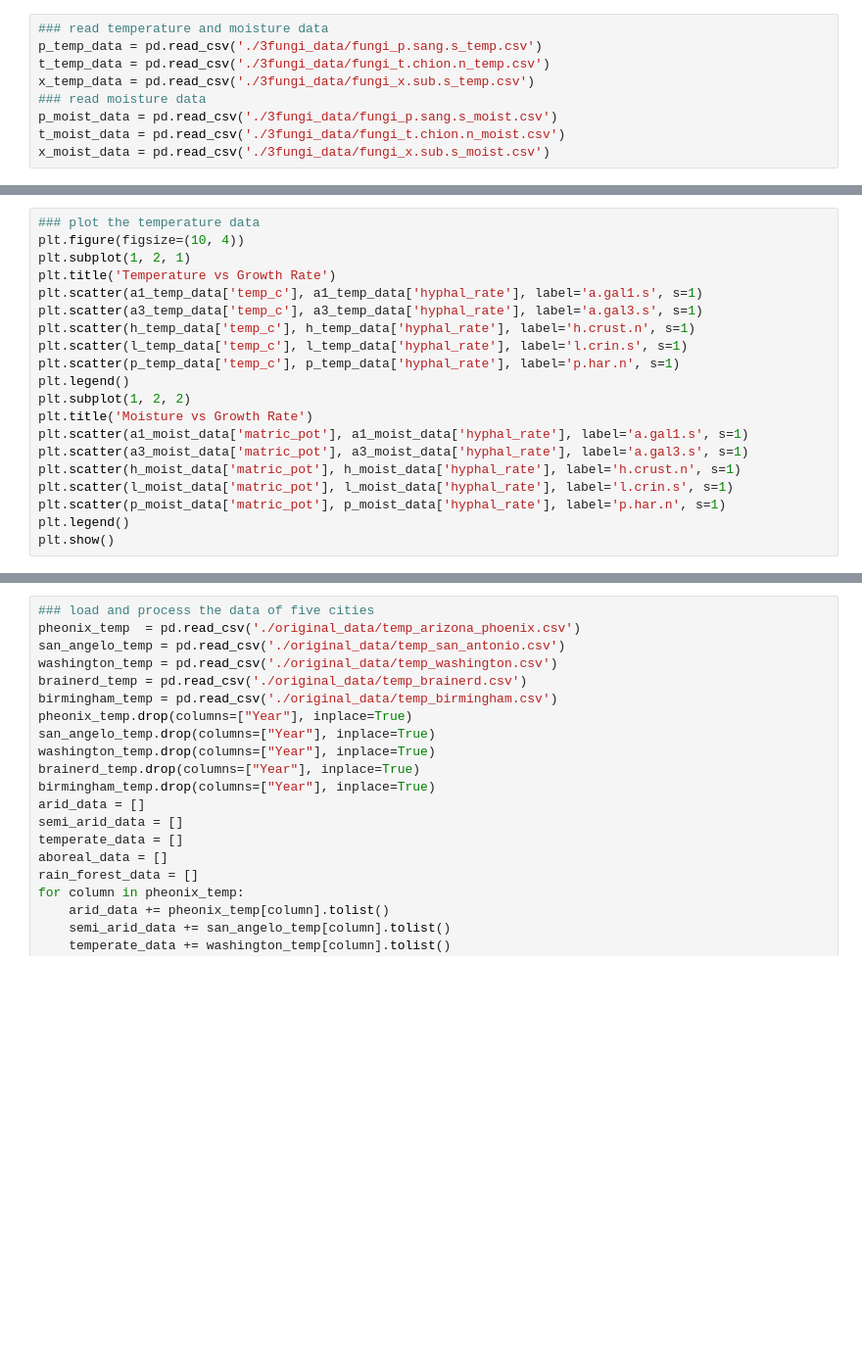
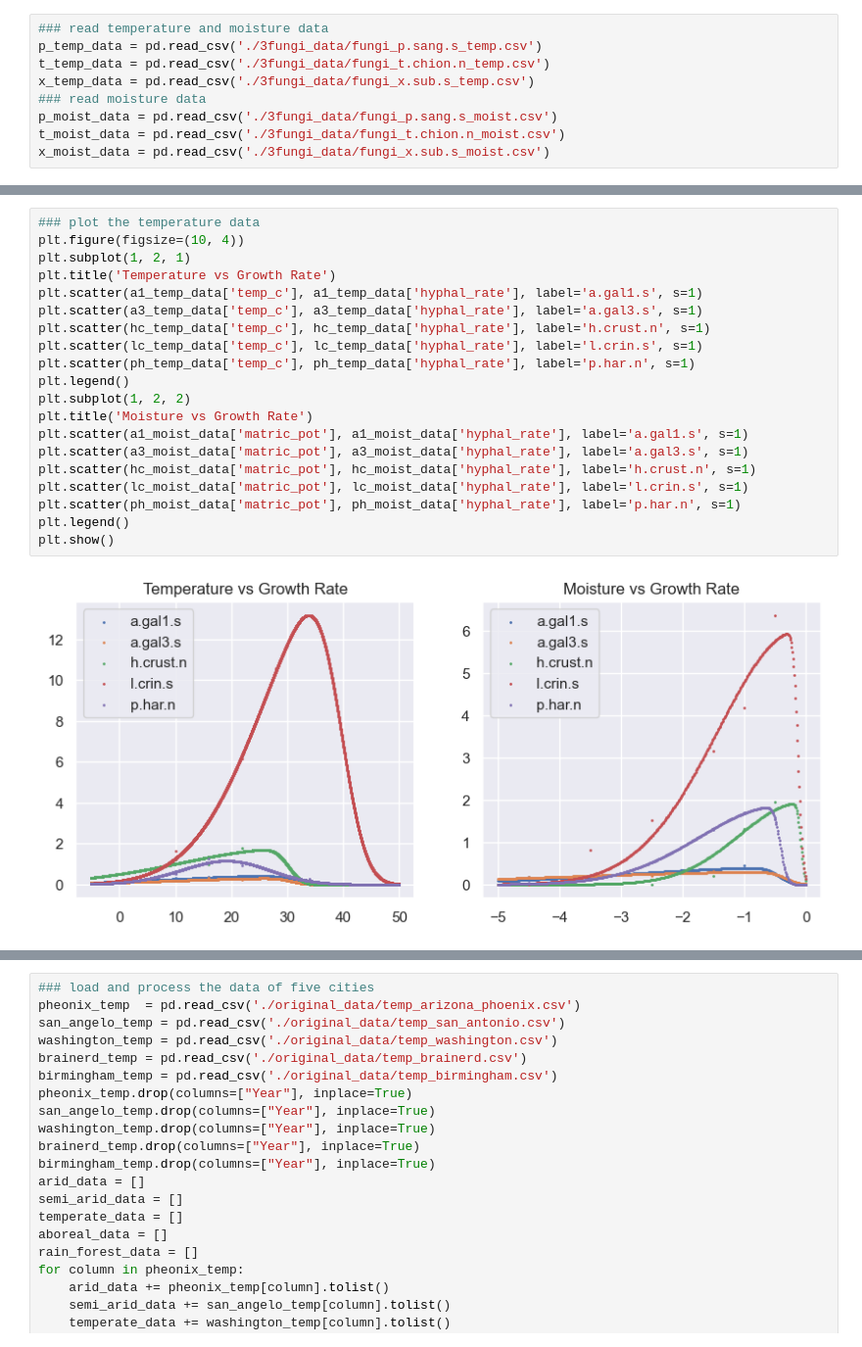
Before and after one commit to SILENT-GUO/MCM_works, a Jupyter notebook: 2021TaskA/Task.ipynb, the cells around one changed output, grey strips where cells are left out. Shown at 98% size. Saved outputs shown, nothing was run; the diff lists cells and outputs as text; blank space fills up the shorter version.

```diff
--- a/2021TaskA/Task.ipynb
+++ b/2021TaskA/Task.ipynb
@@ -260,23 +253,25 @@ competition_model(r_a1, r_a3, r_h, r_l, r_p, a1_Decomposition_rate, a3_Decomposi
 # %%
 ### plot the temperature data
 plt.figure(figsize=(10, 4))
 plt.subplot(1, 2, 1)
 plt.title('Temperature vs Growth Rate')
 plt.scatter(a1_temp_data['temp_c'], a1_temp_data['hyphal_rate'], label='a.gal1.s', s=1)
 plt.scatter(a3_temp_data['temp_c'], a3_temp_data['hyphal_rate'], label='a.gal3.s', s=1)
-plt.scatter(h_temp_data['temp_c'], h_temp_data['hyphal_rate'], label='h.crust.n', s=1)
-plt.scatter(l_temp_data['temp_c'], l_temp_data['hyphal_rate'], label='l.crin.s', s=1)
-plt.scatter(p_temp_data['temp_c'], p_temp_data['hyphal_rate'], label='p.har.n', s=1)
+plt.scatter(hc_temp_data['temp_c'], hc_temp_data['hyphal_rate'], label='h.crust.n', s=1)
+plt.scatter(lc_temp_data['temp_c'], lc_temp_data['hyphal_rate'], label='l.crin.s', s=1)
+plt.scatter(ph_temp_data['temp_c'], ph_temp_data['hyphal_rate'], label='p.har.n', s=1)
 plt.legend()
 plt.subplot(1, 2, 2)
 plt.title('Moisture vs Growth Rate')
 plt.scatter(a1_moist_data['matric_pot'], a1_moist_data['hyphal_rate'], label='a.gal1.s', s=1)
 plt.scatter(a3_moist_data['matric_pot'], a3_moist_data['hyphal_rate'], label='a.gal3.s', s=1)
-plt.scatter(h_moist_data['matric_pot'], h_moist_data['hyphal_rate'], label='h.crust.n', s=1)
-plt.scatter(l_moist_data['matric_pot'], l_moist_data['hyphal_rate'], label='l.crin.s', s=1)
-plt.scatter(p_moist_data['matric_pot'], p_moist_data['hyphal_rate'], label='p.har.n', s=1)
+plt.scatter(hc_moist_data['matric_pot'], hc_moist_data['hyphal_rate'], label='h.crust.n', s=1)
+plt.scatter(lc_moist_data['matric_pot'], lc_moist_data['hyphal_rate'], label='l.crin.s', s=1)
+plt.scatter(ph_moist_data['matric_pot'], ph_moist_data['hyphal_rate'], label='p.har.n', s=1)
 plt.legend()
 plt.show()
+# %% [output]
+[figure, added]
 # %%
 ### read in the London temperature data and plot the competition model under different temperature
 london_weather = pd.read_csv('./original_data/london_weather.csv')
```
Also changed, not shown: parts of 18 cells of this notebook, 2 other files.
